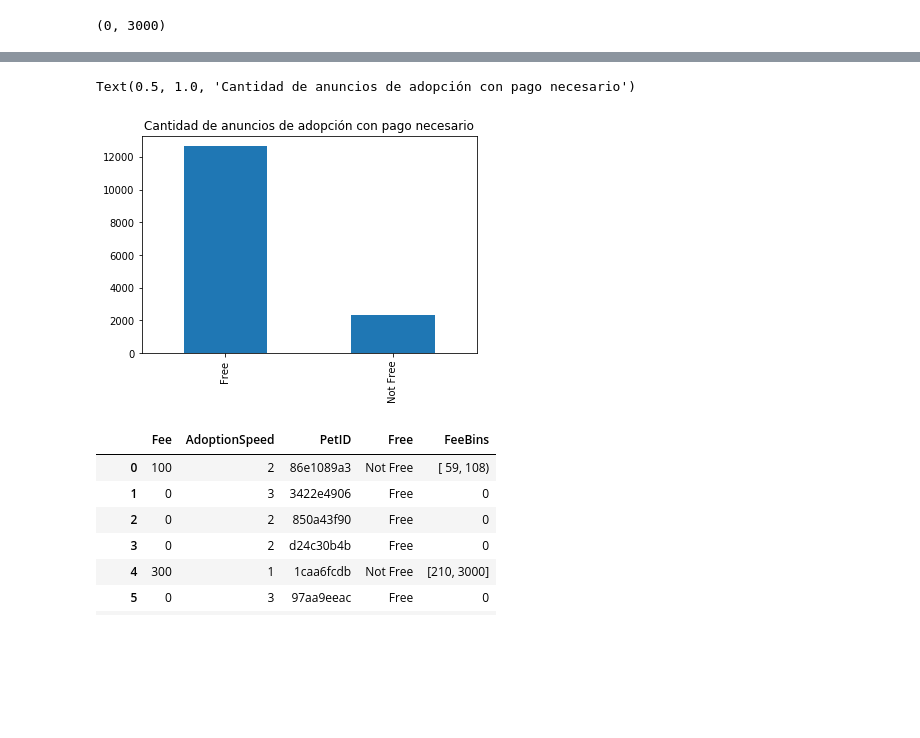
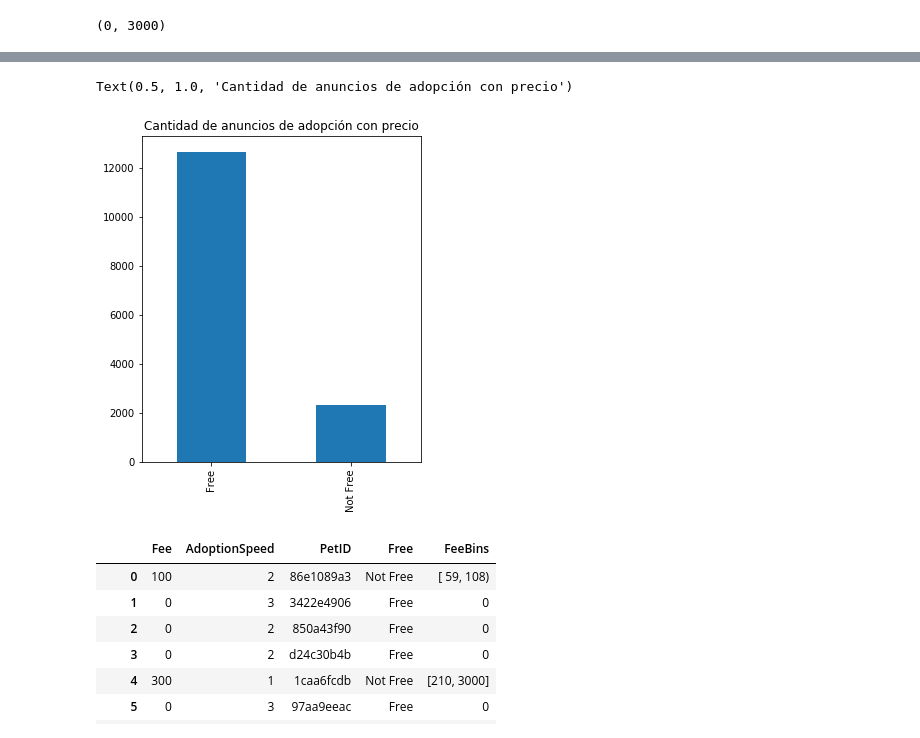
Before and after one commit to vhgiron-u/pets, a Jupyter notebook: Exploracion Costos Geo Descripcion.ipynb, the cells around one changed output, grey strips where cells are left out. Saved outputs shown, nothing was run; the diff lists cells and outputs as text; code cells hidden in the pictures; blank space fills up the shorter version.

```diff
--- a/Exploracion Costos Geo Descripcion.ipynb
+++ b/Exploracion Costos Geo Descripcion.ipynb
@@ -269,11 +334,11 @@ fee_data.sample(10)
 # %%
 fee_data['Free'] = fee_data.Fee.apply(lambda f: "Free" if f == 0 else "Not Free")
 # %%
-ax = fee_data['Free'].value_counts().plot.bar()
-ax.set_title("Cantidad de anuncios de adopción con pago necesario")
+ax = fee_data['Free'].value_counts().plot.bar(figsize=(5,6))
+ax.set_title("Cantidad de anuncios de adopción con precio")
 # %% [output]
-Text(0.5, 1.0, 'Cantidad de anuncios de adopción con pago necesario')
+Text(0.5, 1.0, 'Cantidad de anuncios de adopción con precio')
-[figure, old version]
+[figure, new version]
 # %%
 def generate_fee_bins(fee):
     if fee == 0:
```
Also changed, not shown: parts of 27 cells of this notebook.
